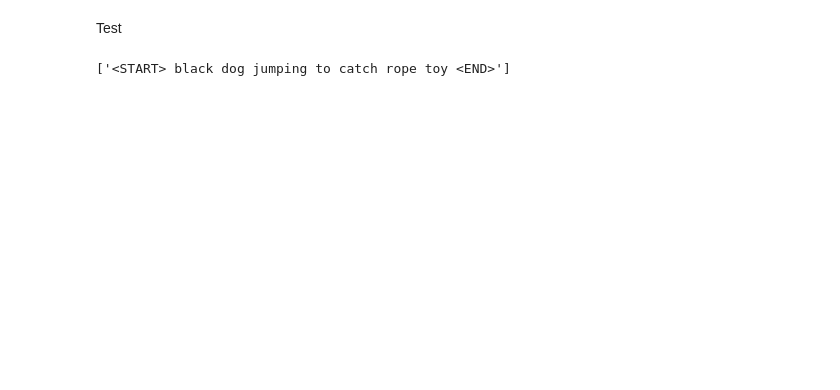
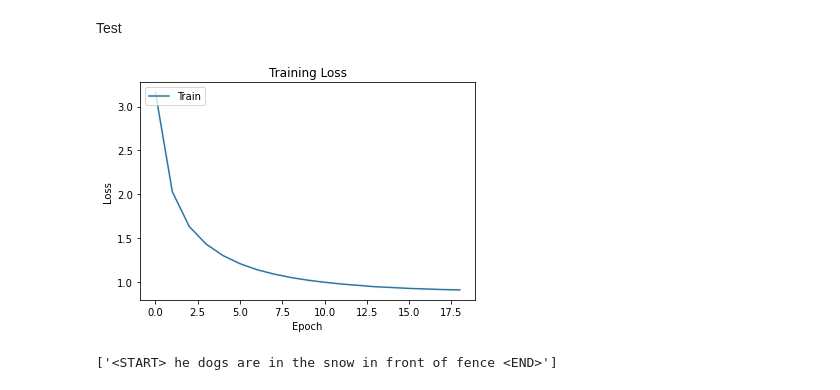
Before and after one commit to asadian98/Deep-Learning-Course-EE25647, a Jupyter notebook: HW3/HW3_Q3.ipynb, the cells around one changed output. Cells and saved outputs as stored; diff of their text form; code cells hidden in the pictures; blank space fills up the shorter version.

```diff
--- a/HW3/HW3_Q3.ipynb
+++ b/HW3/HW3_Q3.ipynb
@@ -206,8 +219,8 @@ def load_captions_cleaned(filename, dataset):
     if id in dataset:
       if id not in captions:
         captions[id] = list()
-        newCap = '<START> ' + ' '.join(cap) + ' <END>'
-        captions[id].append(newCap)
+        # newCap = '<START> ' + ' '.join(cap) + ' <END>'
+        captions[id].append(' '.join(cap))
   return captions
 
 # Load Train Data
@@ -489,5 +564,21 @@ print(np.argmax(valid_accuracy), max(valid_accuracy))
 # %% [markdown]
 Test
+# %%
+epochs = 19
+loss_list = []
+for i in range(epochs):
+  df = pd.read_csv('history_' + str(i) + '.csv' )
+  loss_list.append(df['loss'][0])
+
+plt.figure()
+plt.plot(loss_list)
+plt.title('Training Loss')
+plt.ylabel('Loss')
+plt.xlabel('Epoch')
+plt.legend(['Train'], loc='upper left')
+plt.show()
+# %% [output]
+[figure, added]
 # %%
 def test_model(Image, model, max_length, word2idx, idx2word):
     caption = ['<START>']
@@ -516,9 +607,9 @@ caption = test_model(Image = ,
                      idx2word = idx2word)
 # %%
 # '1107246521_d16a476380': ['<START> black dog jumping to catch rope toy <END>'],
-test_captions['1107246521_d16a476380']
+test_captions[test_img]
 # %% [output]
-['<START> black dog jumping to catch rope toy <END>']
+['<START> he dogs are in the snow in front of fence <END>']
 # %%
 f, axes = plt.subplots(1, 2)
 plt.axis('off')
```
Also changed, not shown: parts of 41 cells of this notebook.
